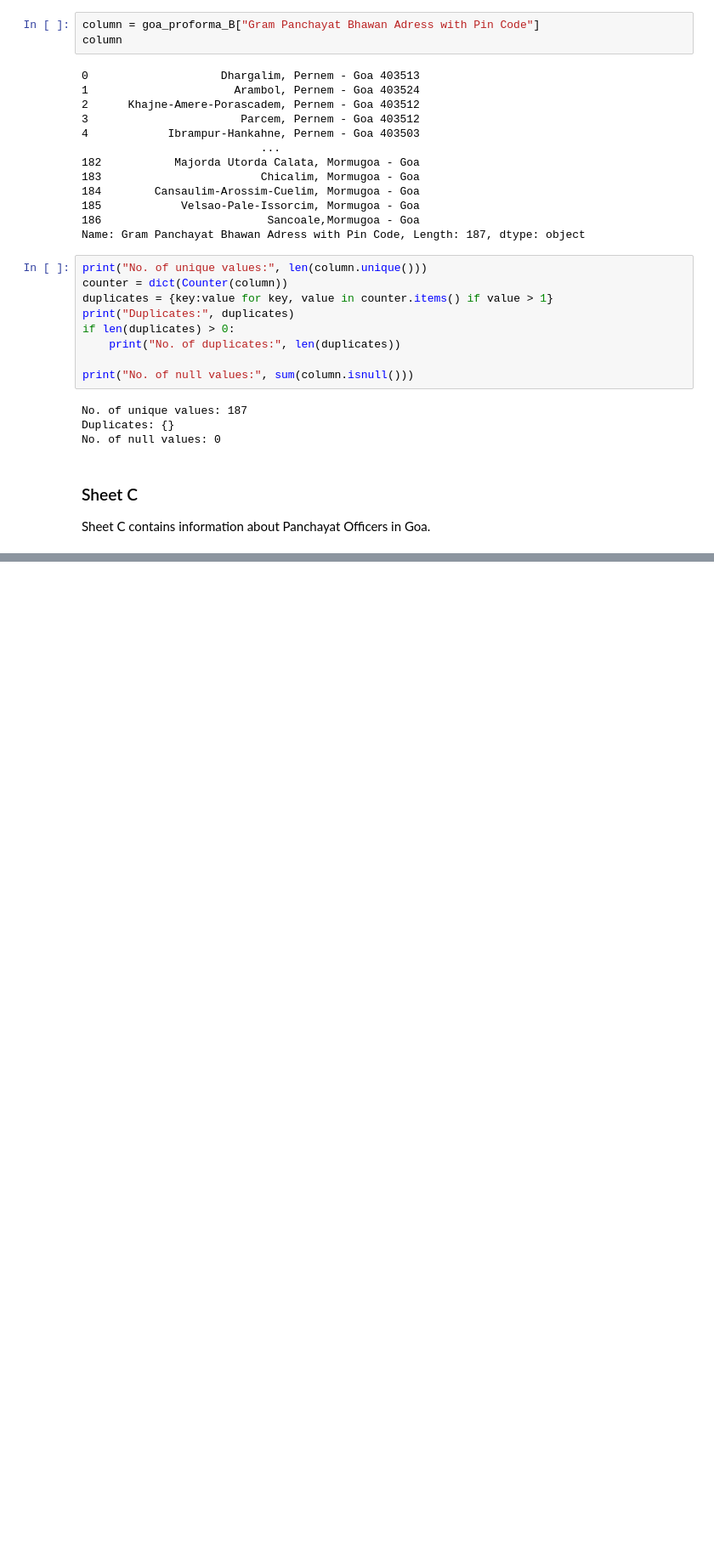
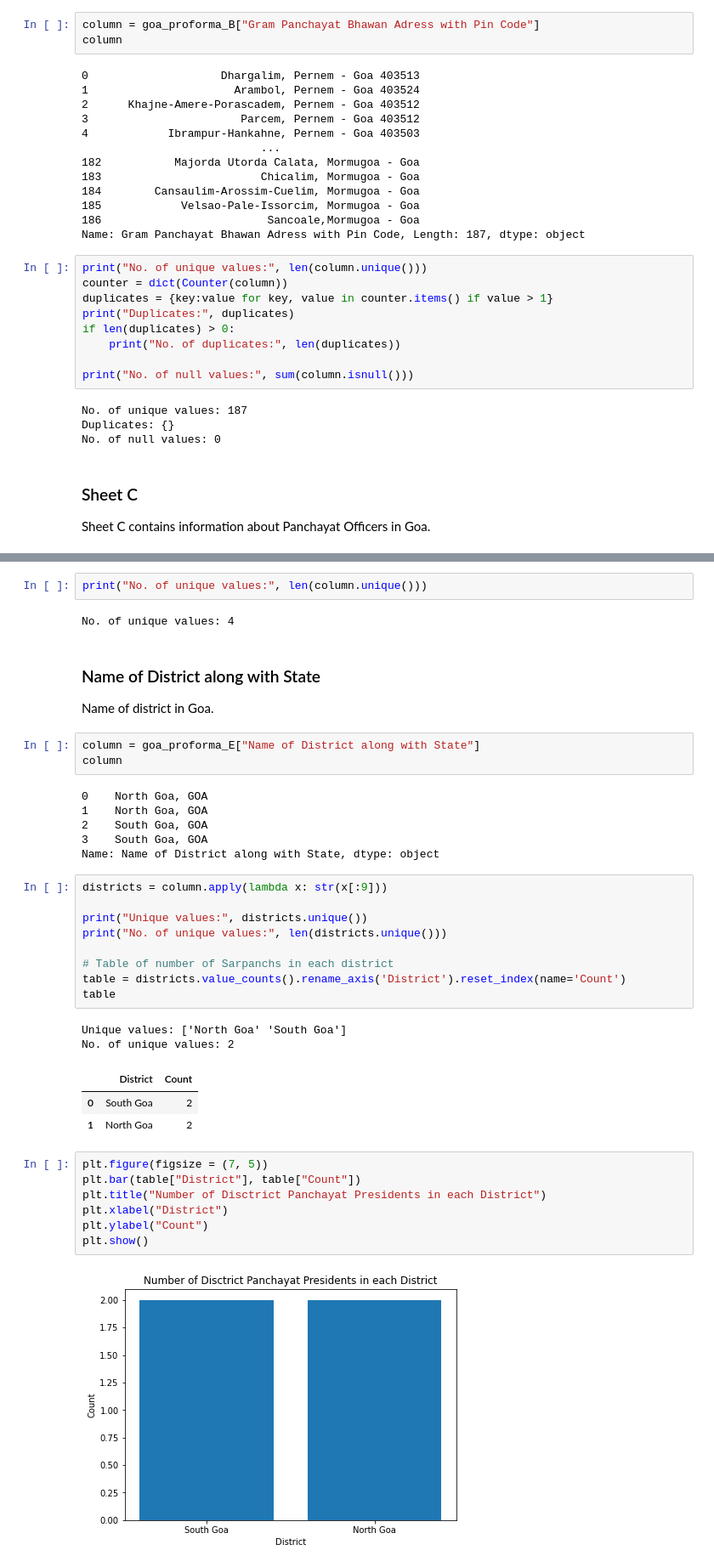
Before and after one commit to shayan-khoygani/Codebook, a Jupyter notebook: Goa proforma_panchayat/Goa proforma_panchayat.ipynb, the cells around one changed output, grey strips where cells are left out. Shown at 85% size. Saved outputs shown, nothing was run; the diff lists cells and outputs as text; blank space fills up the shorter version.

```diff
--- a/Goa proforma_panchayat/Goa proforma_panchayat.ipynb
+++ b/Goa proforma_panchayat/Goa proforma_panchayat.ipynb
@@ -896,0 +1249,41 @@ Sheet C contains information about Panchayat Officers in Goa.
+# %%
+print("No. of unique values:", len(column.unique()))
+# %% [output]
+No. of unique values: 4
+# %% [markdown]
+### Name of District along with State
+<a class="anchor" id="5.4.2"></a>
+Name of district in Goa.
+# %%
+column = goa_proforma_E["Name of District along with State"]
+column
+# %% [output]
+0    North Goa, GOA
+1    North Goa, GOA
+2    South Goa, GOA
+3    South Goa, GOA
+Name: Name of District along with State, dtype: object
+# %%
+districts = column.apply(lambda x: str(x[:9]))
+
+print("Unique values:", districts.unique())
+print("No. of unique values:", len(districts.unique()))
+
+# Table of number of Sarpanchs in each district
+table = districts.value_counts().rename_axis('District').reset_index(name='Count')
+table
+# %% [output]
+Unique values: ['North Goa' 'South Goa']
+No. of unique values: 2
+|  | District | Count |
+| 0 | South Goa | 2 |
+| 1 | North Goa | 2 |
+# %%
+plt.figure(figsize = (7, 5))
+plt.bar(table["District"], table["Count"])
+plt.title("Number of Disctrict Panchayat Presidents in each District")
+plt.xlabel("District")
+plt.ylabel("Count")
+plt.show()
+# %% [output]
+[figure, added]
```
Also changed, not shown: parts of 59 cells of this notebook.
